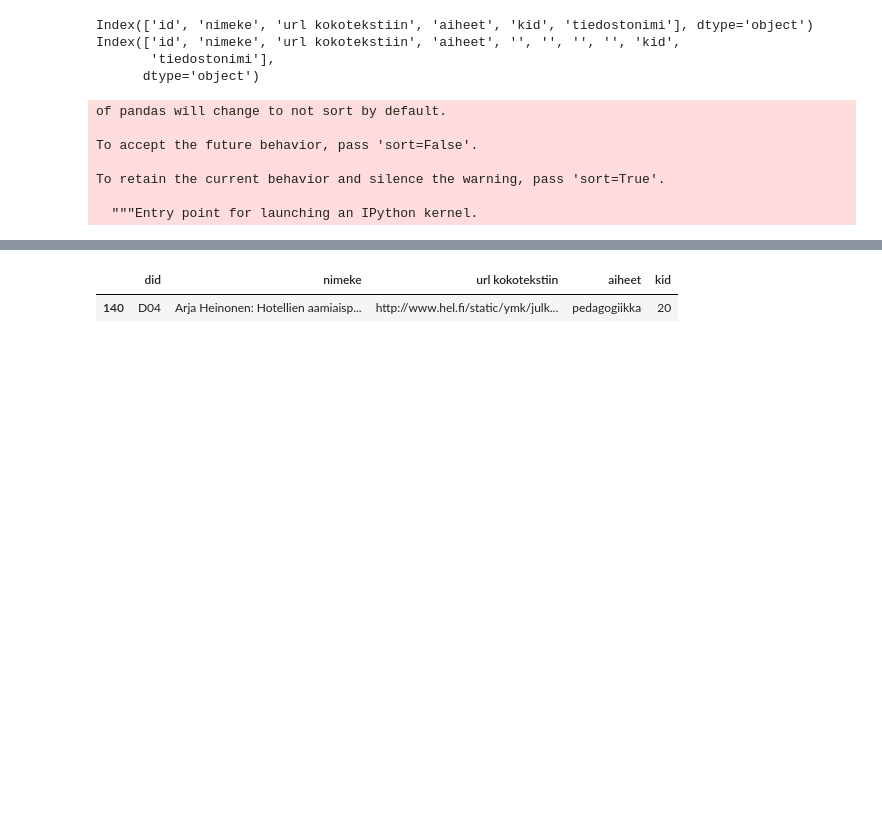
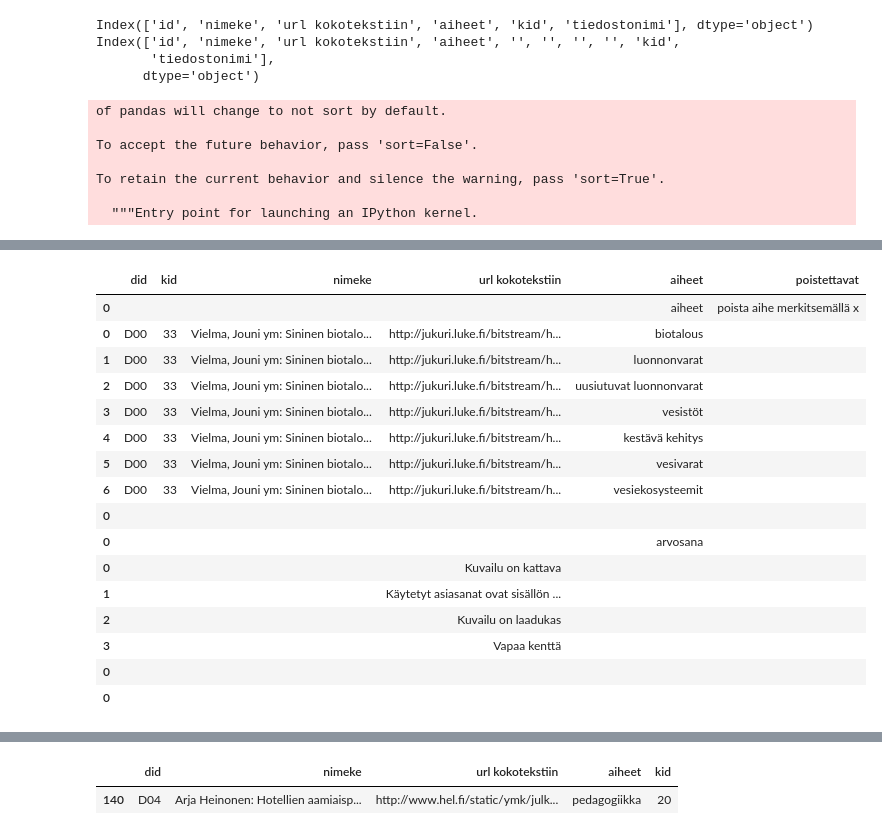
Before and after one commit to saifookhan/Annif-custom, a Jupyter notebook: arviopohjien_luonti_juho.ipynb, the cells around one changed output, grey strips where cells are left out. Cells and saved outputs as stored; diff of their text form; code cells hidden in the pictures; blank space fills up the shorter version.

```diff
--- a/arviopohjien_luonti_juho.ipynb
+++ b/arviopohjien_luonti_juho.ipynb
@@ -155 +153,29 @@ array(['kuvailut_tieto Osma', 'kuvailut_tieto Mona',
+# %%
+df_alaosa0 = pd.DataFrame({'did': [''], 'nimeke': [''], 'url kokotekstiin': [''], 'aiheet': [''], 'kid': ['']})
+df_alaosa1 = pd.DataFrame({'did': [''], 'nimeke': [''], 'url kokotekstiin': [''], 'aiheet': ['arvosana'], 'kid': ['']})
+df_alaosa2 = pd.DataFrame({'did': ['']*4, 'nimeke': ['']*4, 'url kokotekstiin': ['Kuvailu on kattava', 'Käytetyt asiasanat ovat sisällön kannalta merkityksellisiä', 'Kuvailu on laadukas', 'Vapaa kenttä'], 'aiheet': ['']*4, 'kid': ['']*4})
+
+df_alaosa = pd.concat([df_alaosa0, df_alaosa1, df_alaosa2, df_alaosa0, df_alaosa0])
+
+df_ylaosa = pd.DataFrame({'did': [''], 'kid': [''], 'nimeke': [''], 'url kokotekstiin': [''], 'aiheet': ['aiheet'], 'poistettavat': ['poista aihe merkitsemällä x']})
+
+df_ylaosa.append(df_dokumentti_kuvailu[['did', 'nimeke', 'url kokotekstiin', 'aiheet', 'kid']], sort=False).append(df_alaosa, sort=False).fillna('')
+# %% [output]
+|  | did | kid | nimeke | url kokotekstiin | aiheet | poistettavat |
+| 0 |  |  |  |  | aiheet | poista aihe merkitsemällä x |
+| 0 | D00 | 33 | Vielma, Jouni ym: Sininen biotalo... | http://jukuri.luke.fi/bitstream/h... | biotalous |  |
+| 1 | D00 | 33 | Vielma, Jouni ym: Sininen biotalo... | http://jukuri.luke.fi/bitstream/h... | luonnonvarat |  |
+| 2 | D00 | 33 | Vielma, Jouni ym: Sininen biotalo... | http://jukuri.luke.fi/bitstream/h... | uusiutuvat luonnonvarat |  |
+| 3 | D00 | 33 | Vielma, Jouni ym: Sininen biotalo... | http://jukuri.luke.fi/bitstream/h... | vesistöt |  |
+| 4 | D00 | 33 | Vielma, Jouni ym: Sininen biotalo... | http://jukuri.luke.fi/bitstream/h... | kestävä kehitys |  |
+| 5 | D00 | 33 | Vielma, Jouni ym: Sininen biotalo... | http://jukuri.luke.fi/bitstream/h... | vesivarat |  |
+| 6 | D00 | 33 | Vielma, Jouni ym: Sininen biotalo... | http://jukuri.luke.fi/bitstream/h... | vesiekosysteemit |  |
+| 0 |  |  |  |  |  |  |
+| 0 |  |  |  |  | arvosana |  |
+| 0 |  |  |  | Kuvailu on kattava |  |  |
+| 1 |  |  |  | Käytetyt asiasanat ovat sisällön ... |  |  |
+| 2 |  |  |  | Kuvailu on laadukas |  |  |
+| 3 |  |  |  | Vapaa kenttä |  |  |
+| 0 |  |  |  |  |  |  |
+| 0 |  |  |  |  |  |  |
 # %%
```
Also changed, not shown: parts of 6 cells of this notebook.
